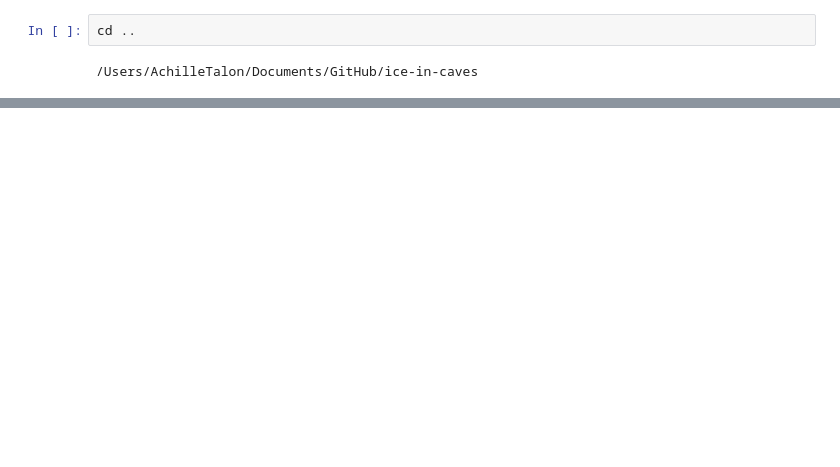
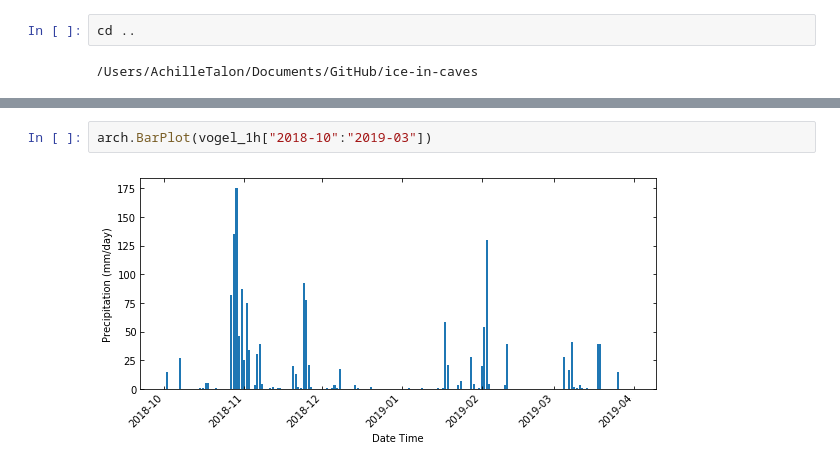
Before and after one commit to tr1813/ice-in-caves, a Jupyter notebook: ipynb/Temperature Plots.ipynb, the cells around one changed output, grey strips where cells are left out. Drawn from its saved outputs; the diff is of its cells as text; blank space fills up the shorter version.

```diff
--- a/ipynb/Temperature Plots.ipynb
+++ b/ipynb/Temperature Plots.ipynb
@@ -18,0 +33,4 @@ hobo.simpletempPlotter(curves,'Temp, (*C)','2018-09','2019-06-10',filename="../f
+# %%
+arch.BarPlot(vogel_1h["2018-10":"2019-03"])
+# %% [output]
+[figure, added]
```
Also changed, not shown: parts of 7 cells of this notebook.
